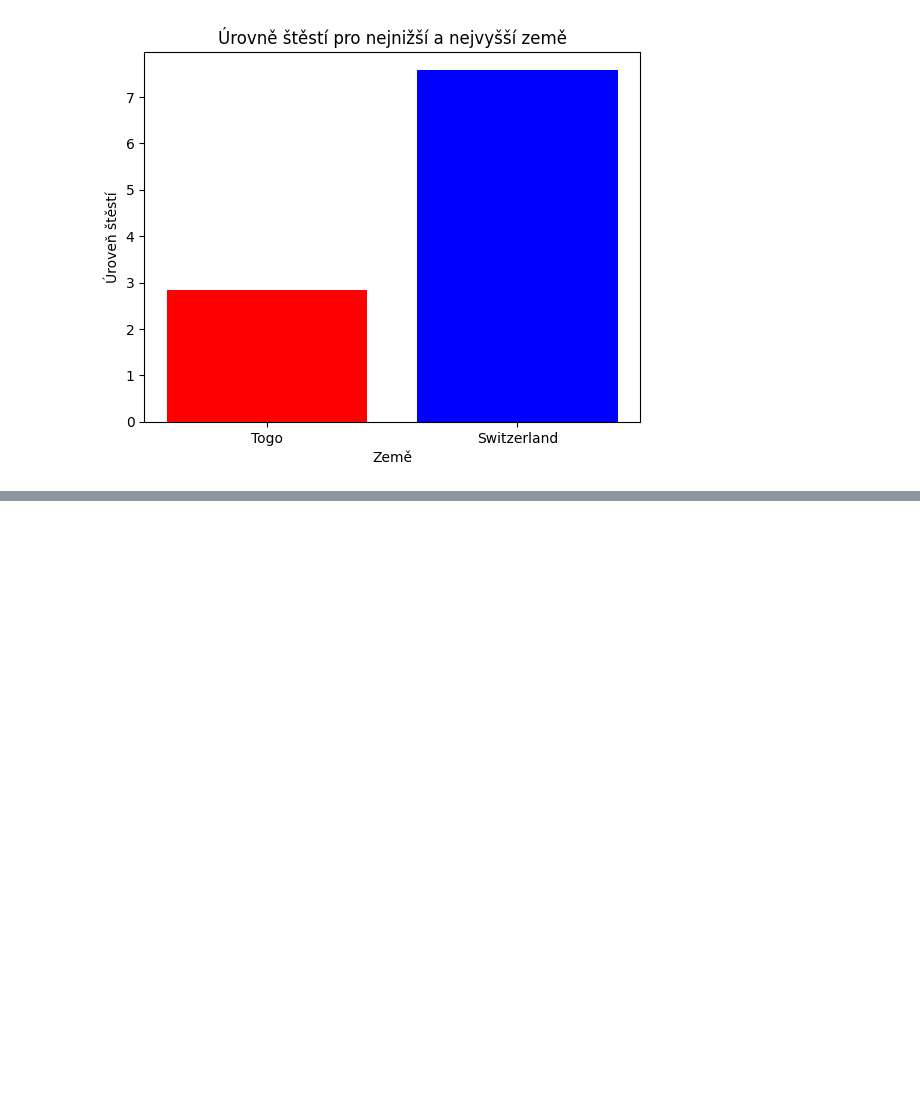
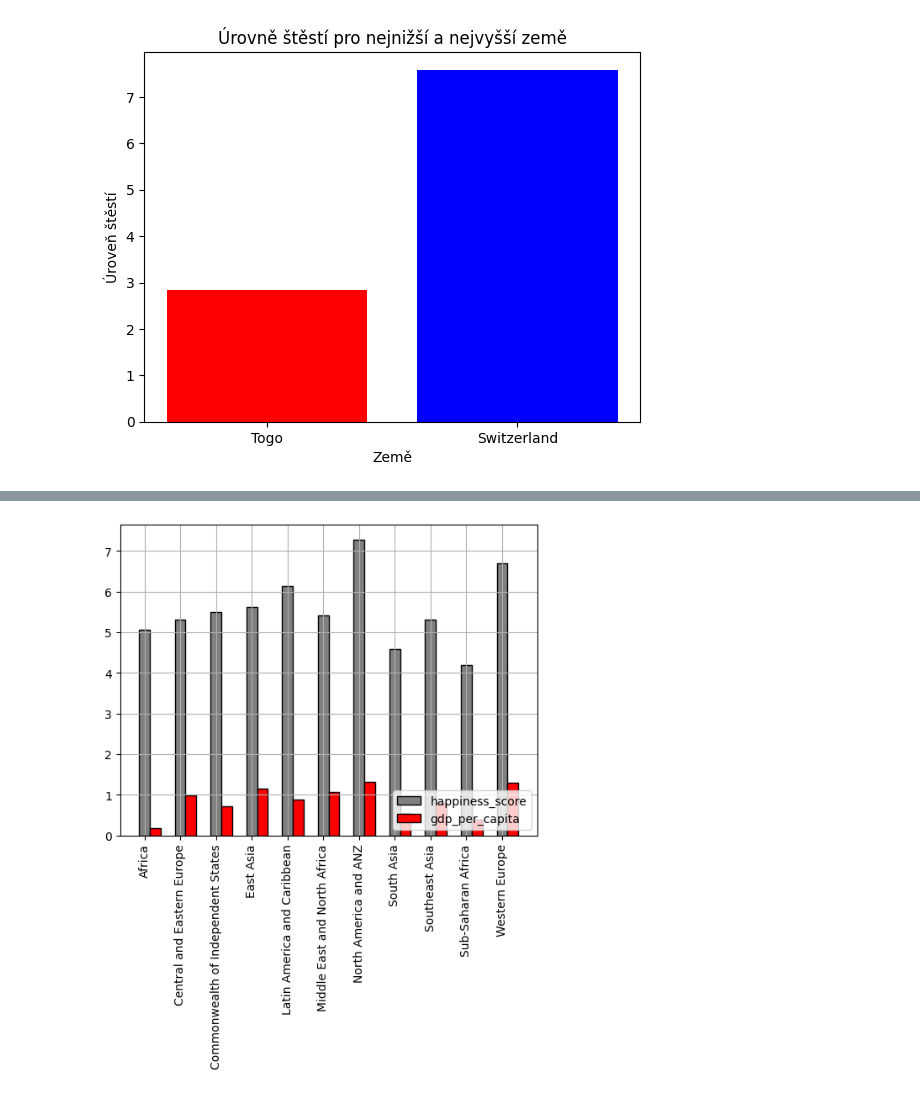
Before and after one commit to Krgavr/MSW, a Jupyter notebook: Zadani2.ipynb, the cells around one changed output, grey strips where cells are left out. Cells and saved outputs as stored; diff of their text form; code cells hidden in the pictures; blank space fills up the shorter version.

```diff
--- a/Zadani2.ipynb
+++ b/Zadani2.ipynb
@@ -64,0 +95,24 @@ plt.show()
+# %%
+
+data = pd.read_csv('WHR_2015.csv')
+
+region_happiness = data.groupby('region')['happiness_score'].mean().reset_index()
+region_gdp = data.groupby('region')['gdp_per_capita'].mean().reset_index()
+
+
+regions = pd.Categorical(region_happiness['region'], categories=region_happiness['region'].unique(), ordered=True)
+
+region_happiness['region'] = regions
+region_gdp['region'] = regions
+
+
+width = 0.3
+plt.bar(region_happiness['region'], region_happiness['happiness_score'], width, color='gray', edgecolor='black', label='happiness_score' )
+plt.bar(region_gdp['region'].cat.codes + width, region_gdp['gdp_per_capita'], width, color='red', edgecolor='black', label='gdp_per_capita' )
+
+plt.xticks(region_happiness['region'], rotation='vertical')
+plt.grid(True)
+plt.legend(loc="lower right")
+plt.show()
+# %% [output]
+[figure, added]
```
Also changed, not shown: parts of 2 cells of this notebook.
